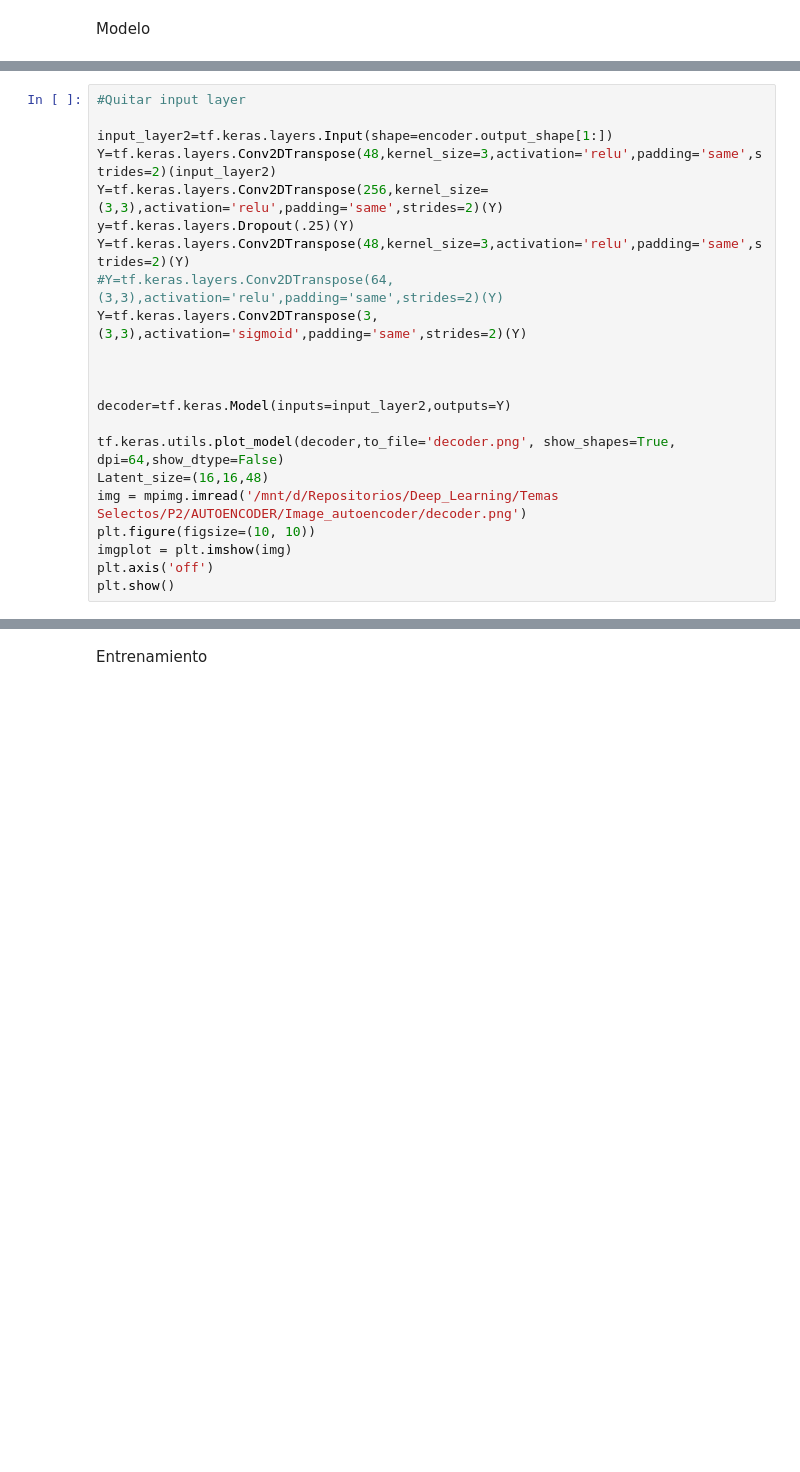
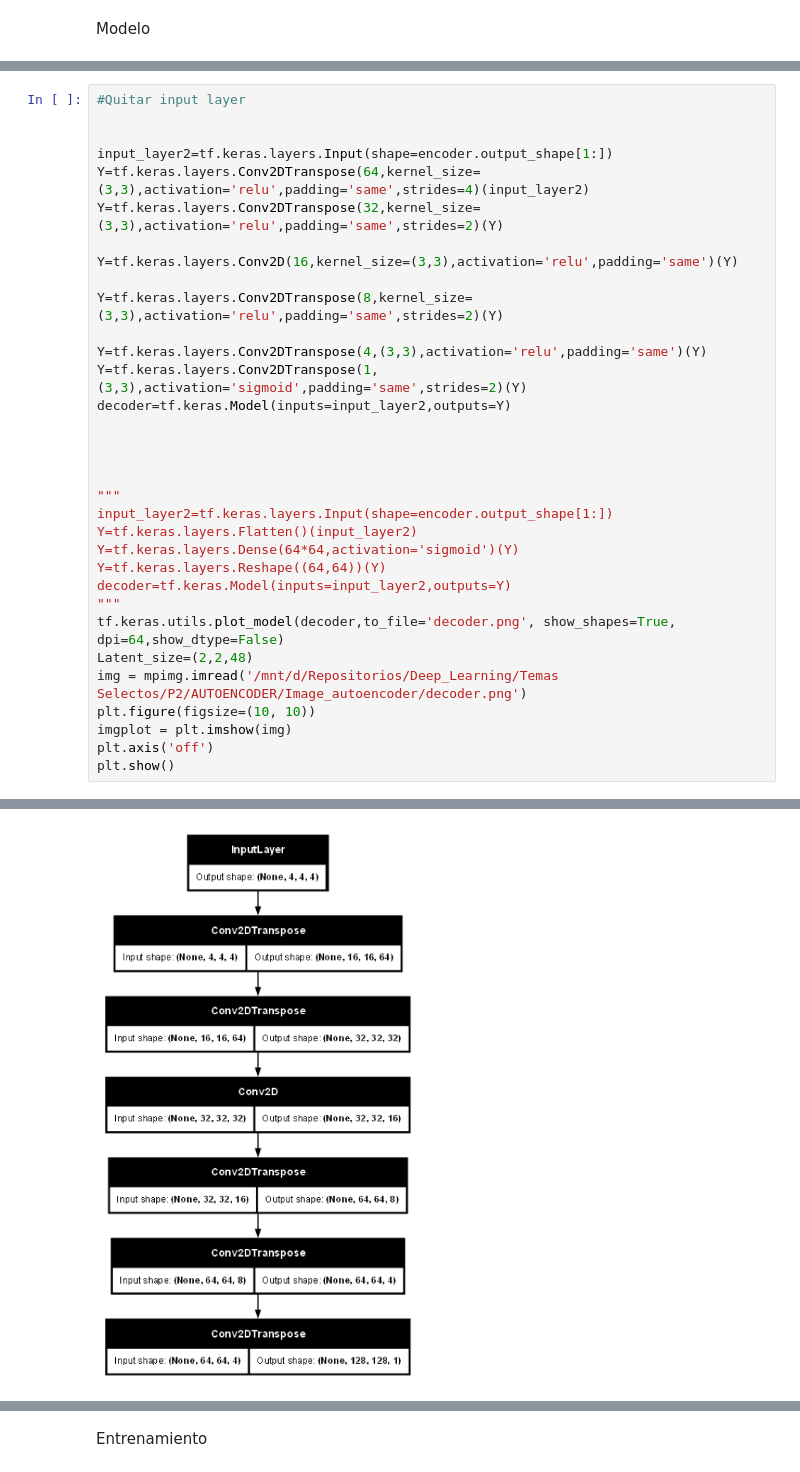
Before and after one commit to AlvaroMonteroB/Deep_Learning, a Jupyter notebook: Temas Selectos/P2/AUTOENCODER/Image_autoencoder/main.ipynb, the cells around one changed output, grey strips where cells are left out. Saved outputs shown, nothing was run; the diff lists cells and outputs as text; blank space fills up the shorter version.

```diff
--- a/Temas Selectos/P2/AUTOENCODER/Image_autoencoder/main.ipynb
+++ b/Temas Selectos/P2/AUTOENCODER/Image_autoencoder/main.ipynb
@@ -179,20 +187,31 @@ ValueError: Input 0 of layer "conv2d" is incompatible with the layer: expected m
 # %%
 #Quitar input layer
 
+
 input_layer2=tf.keras.layers.Input(shape=encoder.output_shape[1:])
-Y=tf.keras.layers.Conv2DTranspose(48,kernel_size=3,activation='relu',padding='same',strides=2)(input_layer2)
-Y=tf.keras.layers.Conv2DTranspose(256,kernel_size=(3,3),activation='relu',padding='same',strides=2)(Y)
-y=tf.keras.layers.Dropout(.25)(Y)
-Y=tf.keras.layers.Conv2DTranspose(48,kernel_size=3,activation='relu',padding='same',strides=2)(Y)
-#Y=tf.keras.layers.Conv2DTranspose(64,(3,3),activation='relu',padding='same',strides=2)(Y)
-Y=tf.keras.layers.Conv2DTranspose(3,(3,3),activation='sigmoid',padding='same',strides=2)(Y)
+Y=tf.keras.layers.Conv2DTranspose(64,kernel_size=(3,3),activation='relu',padding='same',strides=4)(input_layer2)
+Y=tf.keras.layers.Conv2DTranspose(32,kernel_size=(3,3),activation='relu',padding='same',strides=2)(Y)
+
+Y=tf.keras.layers.Conv2D(16,kernel_size=(3,3),activation='relu',padding='same')(Y)
+
+Y=tf.keras.layers.Conv2DTranspose(8,kernel_size=(3,3),activation='relu',padding='same',strides=2)(Y)
+
+Y=tf.keras.layers.Conv2DTranspose(4,(3,3),activation='relu',padding='same')(Y)
+Y=tf.keras.layers.Conv2DTranspose(1,(3,3),activation='sigmoid',padding='same',strides=2)(Y)
+decoder=tf.keras.Model(inputs=input_layer2,outputs=Y)
 
 
 
+
+"""
+input_layer2=tf.keras.layers.Input(shape=encoder.output_shape[1:])
+Y=tf.keras.layers.Flatten()(input_layer2)
+Y=tf.keras.layers.Dense(64*64,activation='sigmoid')(Y)
+Y=tf.keras.layers.Reshape((64,64))(Y)
 decoder=tf.keras.Model(inputs=input_layer2,outputs=Y)
-
+"""
 tf.keras.utils.plot_model(decoder,to_file='decoder.png', show_shapes=True, dpi=64,show_dtype=False)
-Latent_size=(16,16,48)
+Latent_size=(2,2,48)
 img = mpimg.imread('/mnt/d/Repositorios/Deep_Learning/Temas Selectos/P2/AUTOENCODER/Image_autoencoder/decoder.png')
 plt.figure(figsize=(10, 10))
 imgplot = plt.imshow(img)
@@ -203,3 +221,4 @@ ValueError: Only input tensors may be passed as positional arguments. The follow
+[figure, added]
 # %%
 encoded=encoder(input_layer)
 decoded=decoder(encoded)
```
Also changed, not shown: parts of 19 cells of this notebook.
